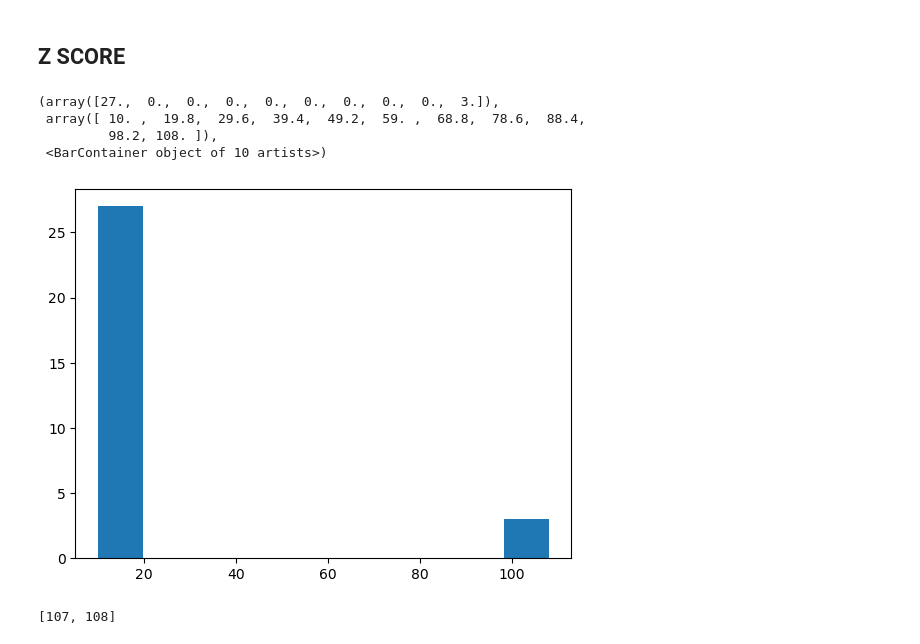
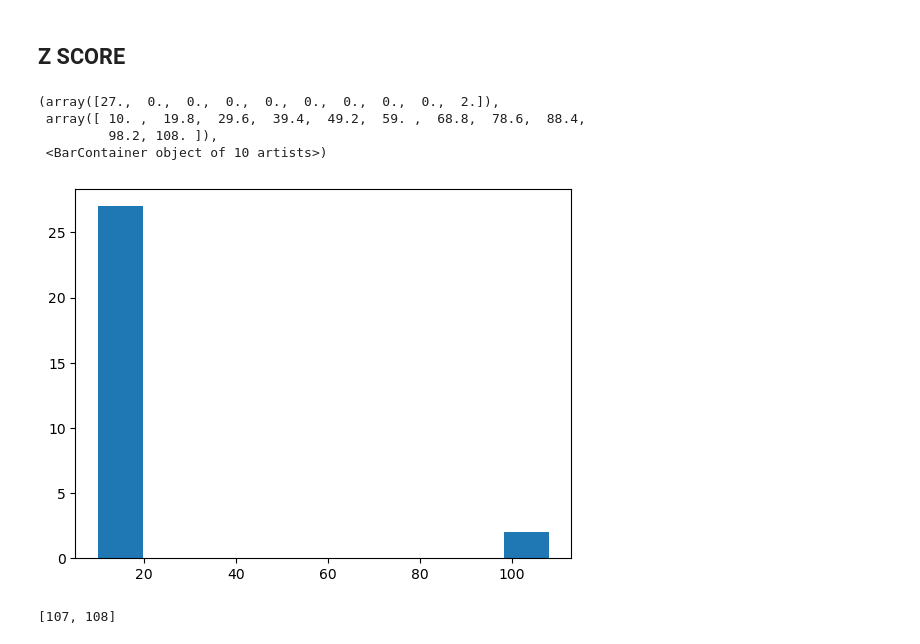
Before and after one commit to vigdisha/Statistics_DataScience, a Jupyter notebook: probability.ipynb, the cells around one changed output. Cells and saved outputs as stored; diff of their text form; code cells hidden in the pictures.

```diff
--- a/probability.ipynb
+++ b/probability.ipynb
@@ -71,14 +71,14 @@ array([5.1, 6.4])
 # %% [markdown]
 ## Z SCORE
 # %%
-data1 = [11,10,12,14,12,15,14,13,15,100,12,14,17,19,107,10,13,12,108,12,11,14,13,15,12,10,14,12,15,10]
+data1 = [11,10,12,14,12,15,14,13,15,12,14,17,19,107,10,13,12,108,12,11,14,13,15,12,10,14,12,15,10]
 plt.hist(data1)
 # %% [output]
-(array([27.,  0.,  0.,  0.,  0.,  0.,  0.,  0.,  0.,  3.]),
+(array([27.,  0.,  0.,  0.,  0.,  0.,  0.,  0.,  0.,  2.]),
  array([ 10. ,  19.8,  29.6,  39.4,  49.2,  59. ,  68.8,  78.6,  88.4,
          98.2, 108. ]),
  <BarContainer object of 10 artists>)
-[figure, old version]
+[figure, new version]
 # %%
 outliers =[]
 def detect_outliers(data1):
```
Also changed, not shown: parts of 9 cells of this notebook.
